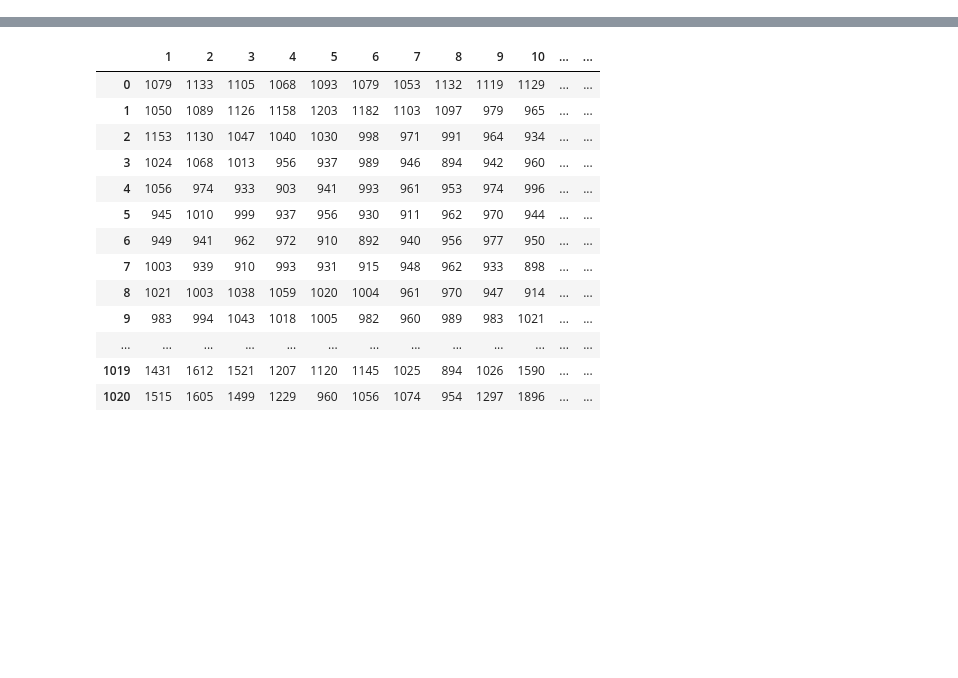
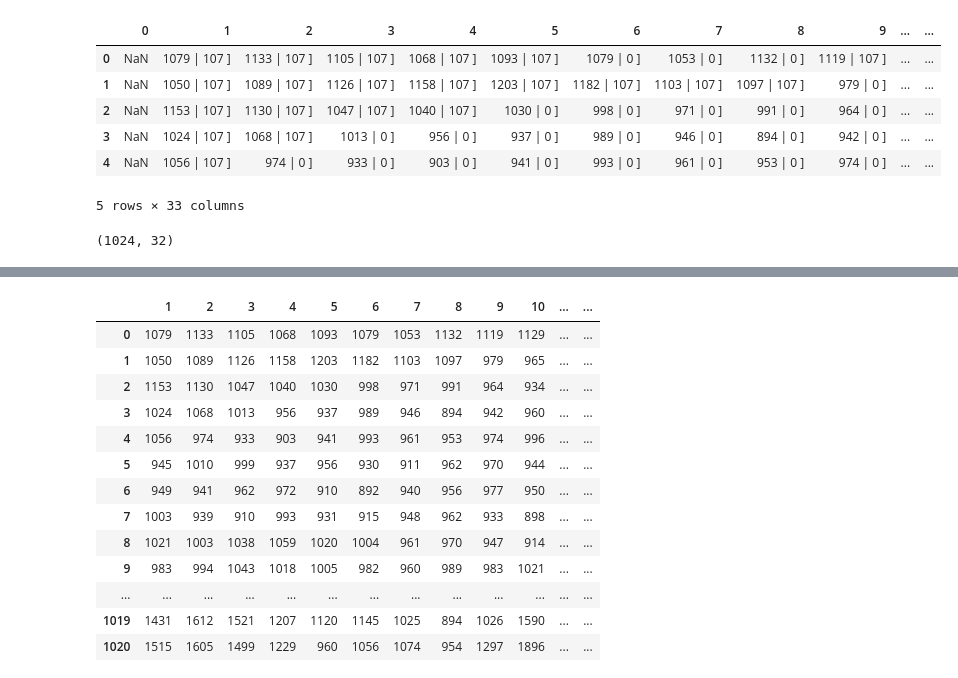
Before and after one commit to akashatnitr/Triradiate, a Jupyter notebook: naveen.ipynb, the cells around one changed output, grey strips where cells are left out. Cells and saved outputs as stored; diff of their text form; code cells hidden in the pictures; blank space fills up the shorter version.

```diff
--- a/naveen.ipynb
+++ b/naveen.ipynb
@@ -12,4 +12,14 @@ import numpy as np
 
 #pd.read_csv("whitespace.csv", header=None, delimiter=r"\s+")
 df = pd.read_csv('./data/14239961616.lndat', skiprows=7, header=None, sep="[")
+# %%
+df.head()
+# %% [output]
+|  | 0 | 1 | 2 | 3 | 4 | 5 | 6 | 7 | 8 | 9 | ... | ... |
+| 0 | NaN | 1079 | 107 ] | 1133 | 107 ] | 1105 | 107 ] | 1068 | 107 ] | 1093 | 107 ] | 1079 | 0 ] | 1053 | 0 ] | 1132 | 0 ] | 1119 | 107 ] | ... | ... |
+| 1 | NaN | 1050 | 107 ] | 1089 | 107 ] | 1126 | 107 ] | 1158 | 107 ] | 1203 | 107 ] | 1182 | 107 ] | 1103 | 107 ] | 1097 | 107 ] | 979 | 0 ] | ... | ... |
+| 2 | NaN | 1153 | 107 ] | 1130 | 107 ] | 1047 | 107 ] | 1040 | 107 ] | 1030 | 0 ] | 998 | 0 ] | 971 | 0 ] | 991 | 0 ] | 964 | 0 ] | ... | ... |
+| 3 | NaN | 1024 | 107 ] | 1068 | 107 ] | 1013 | 0 ] | 956 | 0 ] | 937 | 0 ] | 989 | 0 ] | 946 | 0 ] | 894 | 0 ] | 942 | 0 ] | ... | ... |
+| 4 | NaN | 1056 | 107 ] | 974 | 0 ] | 933 | 0 ] | 903 | 0 ] | 941 | 0 ] | 993 | 0 ] | 961 | 0 ] | 953 | 0 ] | 974 | 0 ] | ... | ... |
+5 rows × 33 columns
 # %%
@@ -17,3 +27,6 @@ df = df.apply(lambda s: s.str[0:5])
 # %%
 df.drop(0, axis=1, inplace=True)
 df.drop(1024, inplace=True)
+df.shape
+# %% [output]
+(1024, 32)
```
Also changed, not shown: parts of 5 cells of this notebook.
